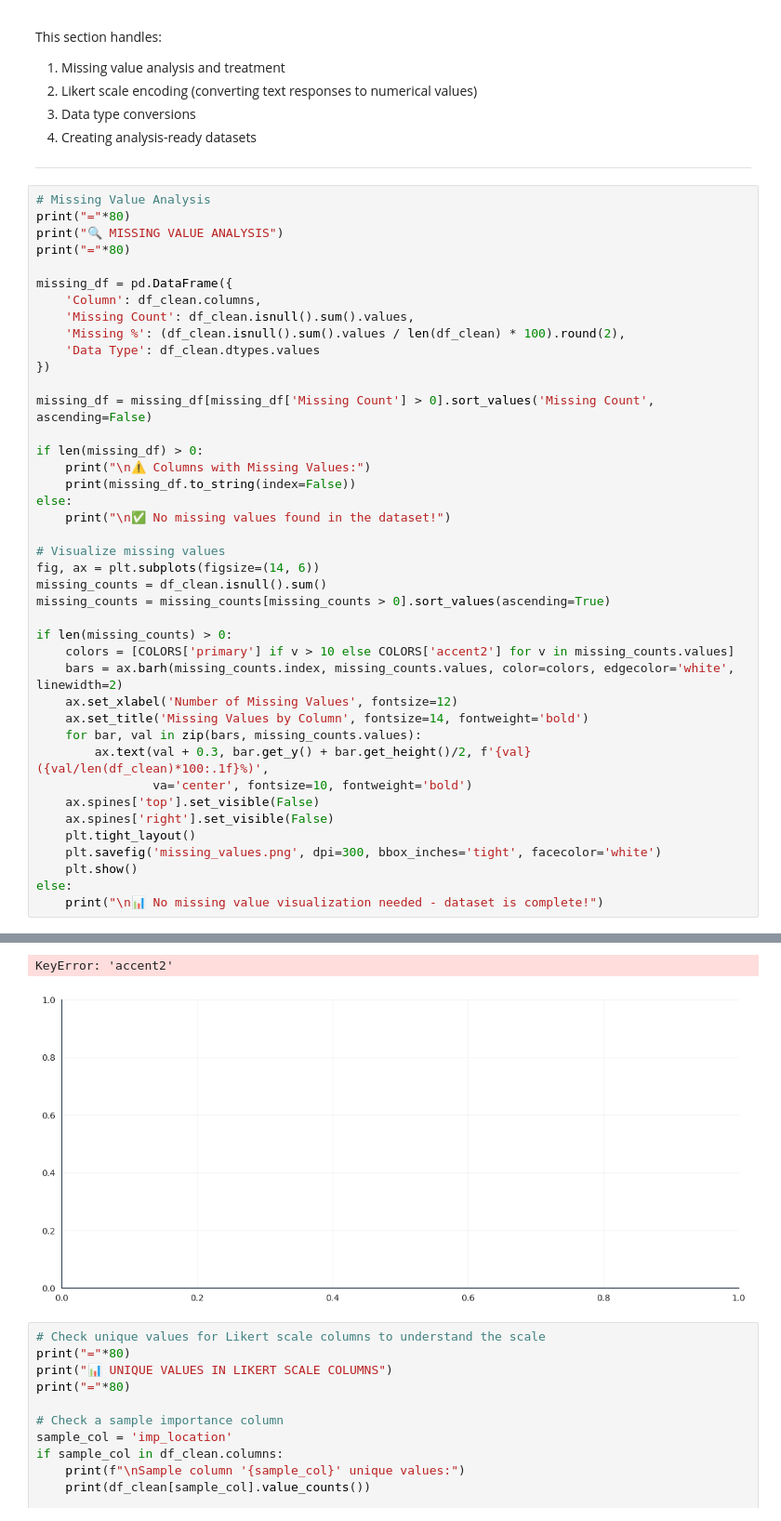
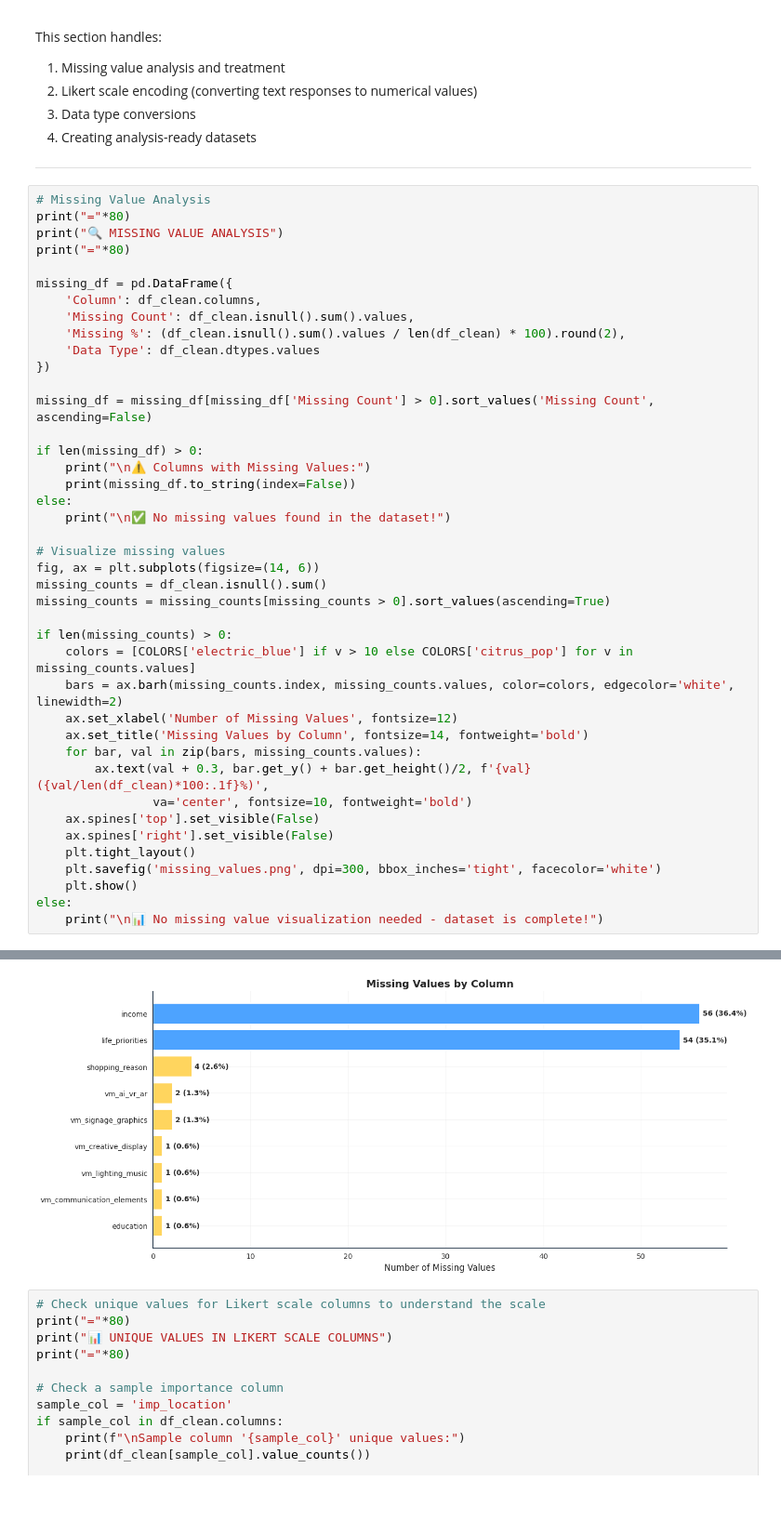
Before and after one commit to AnujR17/Consumer-Experience, a Jupyter notebook: Consumer_Experience_Analysis.ipynb, the cells around one changed output, grey strips where cells are left out. Shown at 93% size. Drawn from its saved outputs; the diff is of its cells as text.

Commit message:
Update figures and fixes for the analysis notebook

```diff
--- a/Consumer_Experience_Analysis.ipynb
+++ b/Consumer_Experience_Analysis.ipynb
@@ -878,38 +878,37 @@ missing_counts = df_clean.isnull().sum()
 missing_counts = missing_counts[missing_counts > 0].sort_values(ascending=True)
 
 if len(missing_counts) > 0:
-    colors = [COLORS['primary'] if v > 10 else COLORS['accent2'] for v in missing_counts.values]
+    colors = [COLORS['electric_blue'] if v > 10 else COLORS['citrus_pop'] for v in missing_counts.values]
     bars = ax.barh(missing_counts.index, missing_counts.values, color=colors, edgecolor='white', linewidth=2)
     ax.set_xlabel('Number of Missing Values', fontsize=12)
     ax.set_title('Missing Values by Column', fontsize=14, fontweight='bold')
     for bar, val in zip(bars, missing_counts.values):
         ax.text(val + 0.3, bar.get_y() + bar.get_height()/2, f'{val} ({val/len(df_clean)*100:.1f}%)',
                 va='center', fontsize=10, fontweight='bold')
     ax.spines['top'].set_visible(False)
     ax.spines['right'].set_visible(False)
     plt.tight_layout()
     plt.savefig('missing_values.png', dpi=300, bbox_inches='tight', facecolor='white')
     plt.show()
 else:
     print("\n📊 No missing value visualization needed - dataset is complete!")
 # %% [output]
 ================================================================================
 🔍 MISSING VALUE ANALYSIS
 ================================================================================
 
 ⚠️ Columns with Missing Values:
                    Column  Missing Count  Missing % Data Type
                    income             56    36.3600    object
           life_priorities             54    35.0600    object
           shopping_reason              4     2.6000    object
               vm_ai_vr_ar              2     1.3000    object
       vm_signage_graphics              2     1.3000    object
                 education              1     0.6500    object
       vm_creative_display              1     0.6500    object
         vm_lighting_music              1     0.6500    object
 vm_communication_elements              1     0.6500    object
-KeyError: 'accent2'
-[figure, old version]
+[figure, new version]
 # %%
 # Check unique values for Likert scale columns to understand the scale
 print("="*80)
```
Also changed, not shown: parts of 11 cells of this notebook, 2 other files.
